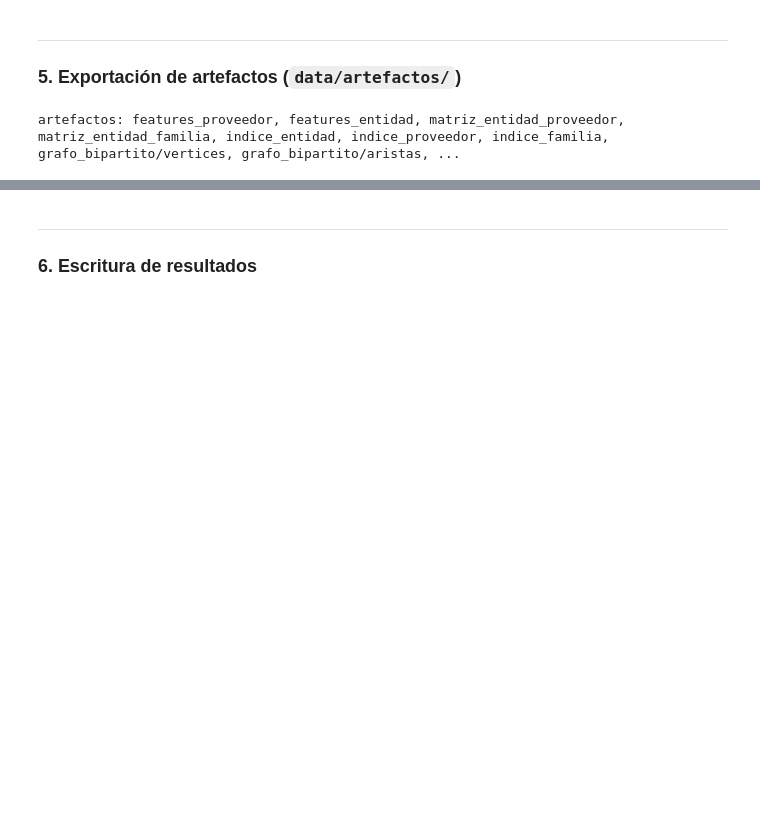
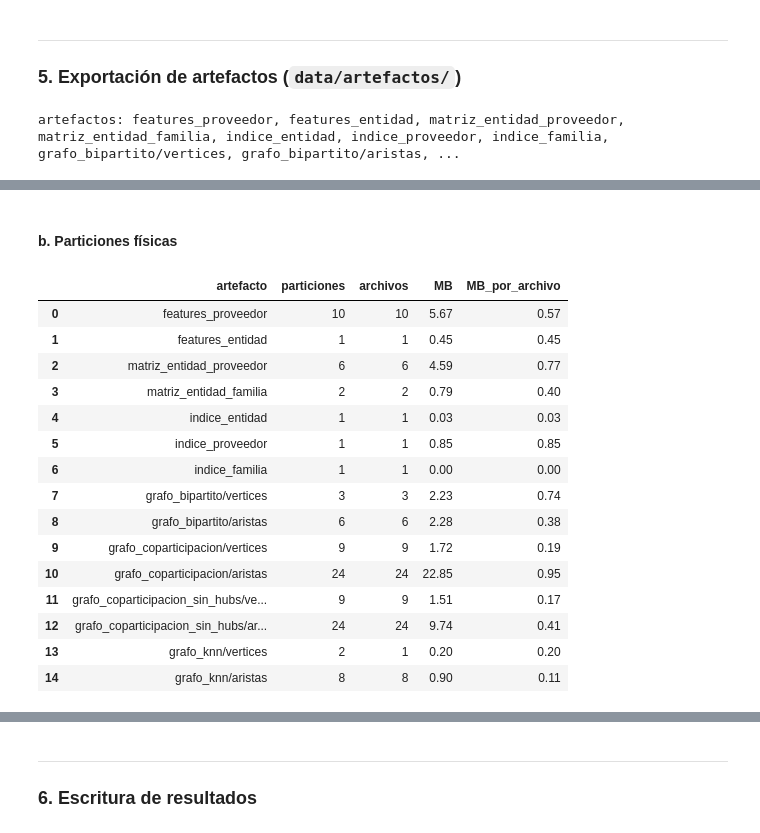
Before and after one commit to paolovasquezg/dm-proj2, a Jupyter notebook: 01_Trans/c_uso.ipynb, the cells around one changed output, grey strips where cells are left out. Saved outputs shown, nothing was run; the diff lists cells and outputs as text; code cells hidden in the pictures; blank space fills up the shorter version.

```diff
--- a/01_Trans/c_uso.ipynb
+++ b/01_Trans/c_uso.ipynb
@@ -355,0 +537,21 @@ artefactos: features_proveedor, features_entidad, matriz_entidad_proveedor, matr
+# %%
+# grafos: aristas con extremos existentes, sin duplicados ni lazos
+for g in ("grafo_bipartito", "grafo_coparticipacion", "grafo_coparticipacion_sin_hubs", "grafo_knn"):
+    v, a = art[f"{g}/vertices"], art[f"{g}/aristas"]
+    regla(g, "vértice duplicado", duplicados(v, ["id"]))
+    regla(g, "arista duplicada", duplicados(a, ["src", "dst"]))
+    regla(g, "lazo (src = dst)", a.where("src = dst"))
+    regla(g, "src sin vértice", a.join(v, a.src == v.id, "left_anti"))
+    regla(g, "dst sin vértice", a.join(v, a.dst == v.id, "left_anti"))
+
+bip, co = art["grafo_bipartito/aristas"], art["grafo_coparticipacion/aristas"]
+regla("grafo_bipartito", "arista que no va E| → P|", bip.where("NOT (src LIKE 'E|%' AND dst LIKE 'P|%')"))
+regla("grafo_coparticipacion", "no dirigida: falta src < dst", co.where("src >= dst"))
+co_sh = art["grafo_coparticipacion_sin_hubs/aristas"]
+regla("grafo_coparticipacion_sin_hubs", "arista que no está en el grafo completo", co_sh.join(co, ["src", "dst"], "left_anti"))
+regla("grafo_coparticipacion_sin_hubs", "arista que toca un hub",
+      co_sh.join(hubs.withColumnRenamed("id", "src"), "src").unionByName(co_sh.join(hubs.withColumnRenamed("id", "dst"), "dst")))
+knn = art["grafo_knn/aristas"]
+regla("grafo_knn", f"más de {K_VECINOS} vecinos", knn.groupBy("src").count().where(f"count > {K_VECINOS}"))
+regla("grafo_knn", f"distancia > {KNN_DIST}", knn.where(f"distancia > {KNN_DIST}"))
+regla("grafo_coparticipacion", f"n_coparticipa < {MIN_COMP} o peso <= 0", co.where(f"n_coparticipa < {MIN_COMP} OR peso <= 0"))
@@ -355,0 +596,29 @@ artefactos: features_proveedor, features_entidad, matriz_entidad_proveedor, matr
+# %% [markdown]
+#### b. Particiones físicas
+# %%
+def fisico(nombre):
+    archivos = list((artef_dir / nombre).rglob("*.parquet"))
+    mb = sum(a.stat().st_size for a in archivos) / 2**20
+    return (nombre, artefactos[nombre].rdd.getNumPartitions(), len(archivos), round(mb, 2),
+            round(mb / len(archivos), 2) if archivos else 0)
+
+particiones = pd.DataFrame([fisico(n) for n in artefactos],
+                           columns=["artefacto", "particiones", "archivos", "MB", "MB_por_archivo"])
+particiones
+# %% [output]
+|  | artefacto | particiones | archivos | MB | MB_por_archivo |
+| 0 | features_proveedor | 10 | 10 | 5.67 | 0.57 |
+| 1 | features_entidad | 1 | 1 | 0.45 | 0.45 |
+| 2 | matriz_entidad_proveedor | 6 | 6 | 4.59 | 0.77 |
+| 3 | matriz_entidad_familia | 2 | 2 | 0.79 | 0.40 |
+| 4 | indice_entidad | 1 | 1 | 0.03 | 0.03 |
+| 5 | indice_proveedor | 1 | 1 | 0.85 | 0.85 |
+| 6 | indice_familia | 1 | 1 | 0.00 | 0.00 |
+| 7 | grafo_bipartito/vertices | 3 | 3 | 2.23 | 0.74 |
+| 8 | grafo_bipartito/aristas | 6 | 6 | 2.28 | 0.38 |
+| 9 | grafo_coparticipacion/vertices | 9 | 9 | 1.72 | 0.19 |
+| 10 | grafo_coparticipacion/aristas | 24 | 24 | 22.85 | 0.95 |
+| 11 | grafo_coparticipacion_sin_hubs/ve... | 9 | 9 | 1.51 | 0.17 |
+| 12 | grafo_coparticipacion_sin_hubs/ar... | 24 | 24 | 9.74 | 0.41 |
+| 13 | grafo_knn/vertices | 2 | 1 | 0.20 | 0.20 |
+| 14 | grafo_knn/aristas | 8 | 8 | 0.90 | 0.11 |
```
Also changed, not shown: parts of 32 cells of this notebook, 6 other files.
